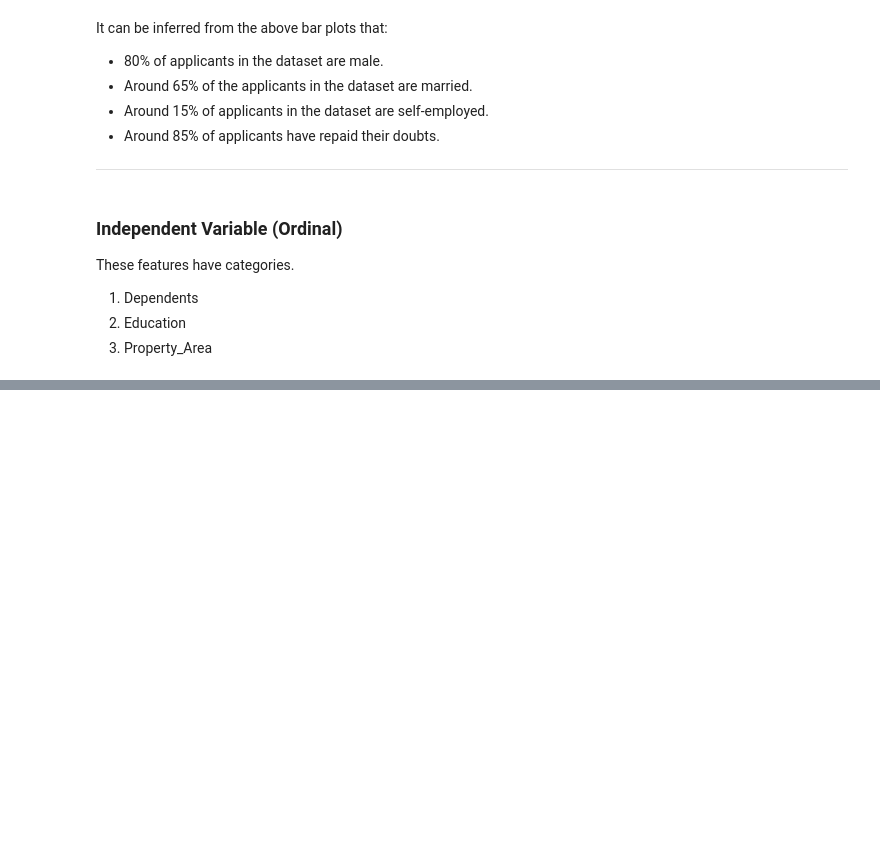
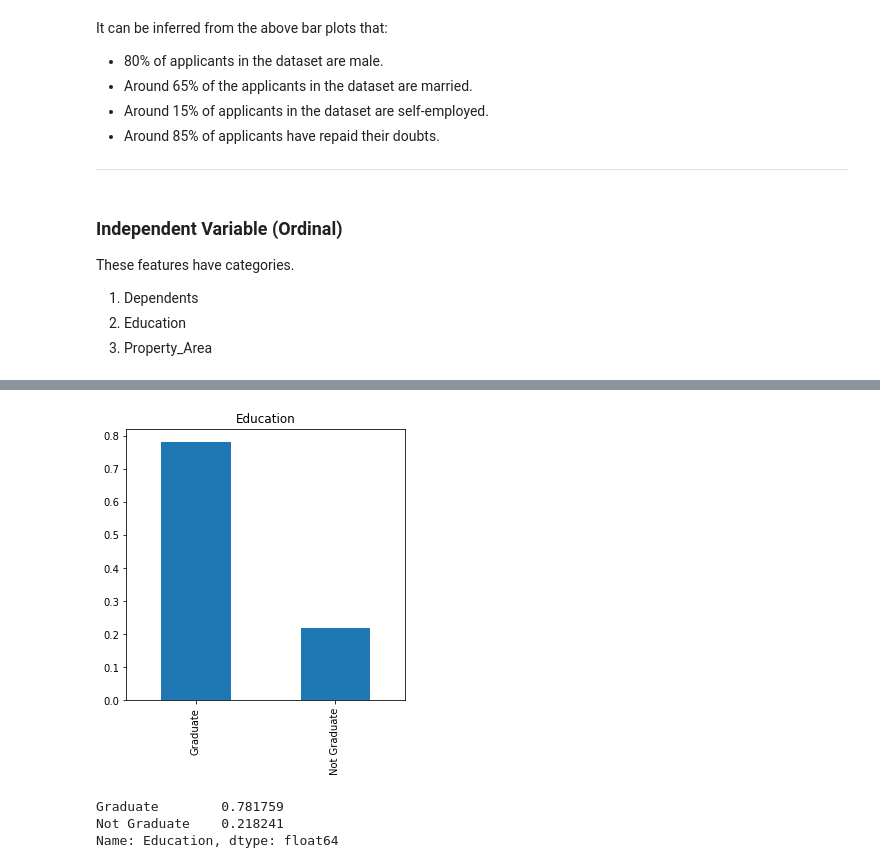
Before and after one commit to farisbashir/loan-eligibility-prediction, a Jupyter notebook: main.ipynb, the cells around one changed output, grey strips where cells are left out. Drawn from its saved outputs; the diff is of its cells as text; code cells hidden in the pictures; blank space fills up the shorter version.

```diff
--- a/main.ipynb
+++ b/main.ipynb
@@ -149,0 +161,9 @@ These features have categories.
+# %%
+train['Education'].value_counts(normalize=True).plot.bar(figsize=(5,5), title='Education')
+plt.show()
+train['Education'].value_counts(normalize=True)
+# %% [output]
+[figure, added]
+Graduate        0.781759
+Not Graduate    0.218241
+Name: Education, dtype: float64
```
Also changed, not shown: parts of 12 cells of this notebook.
